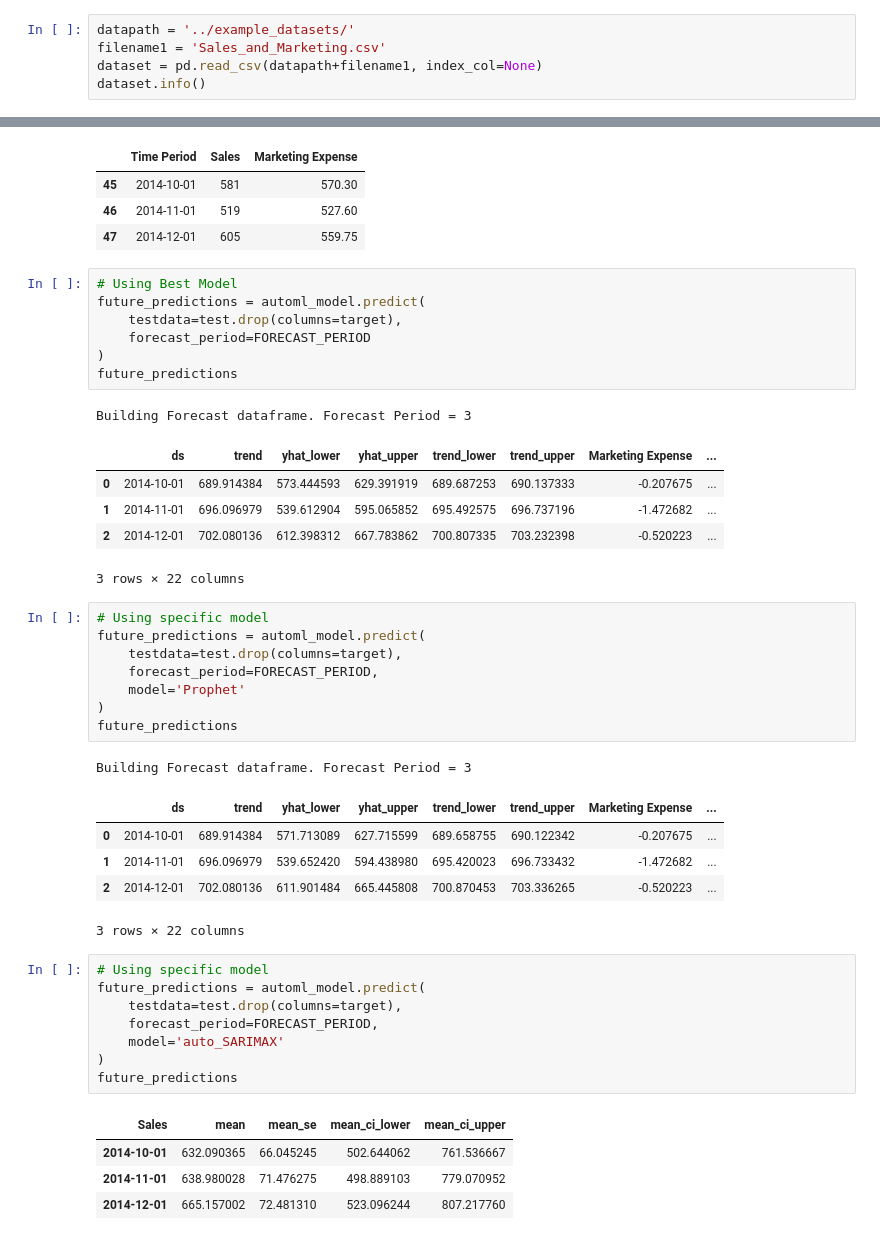
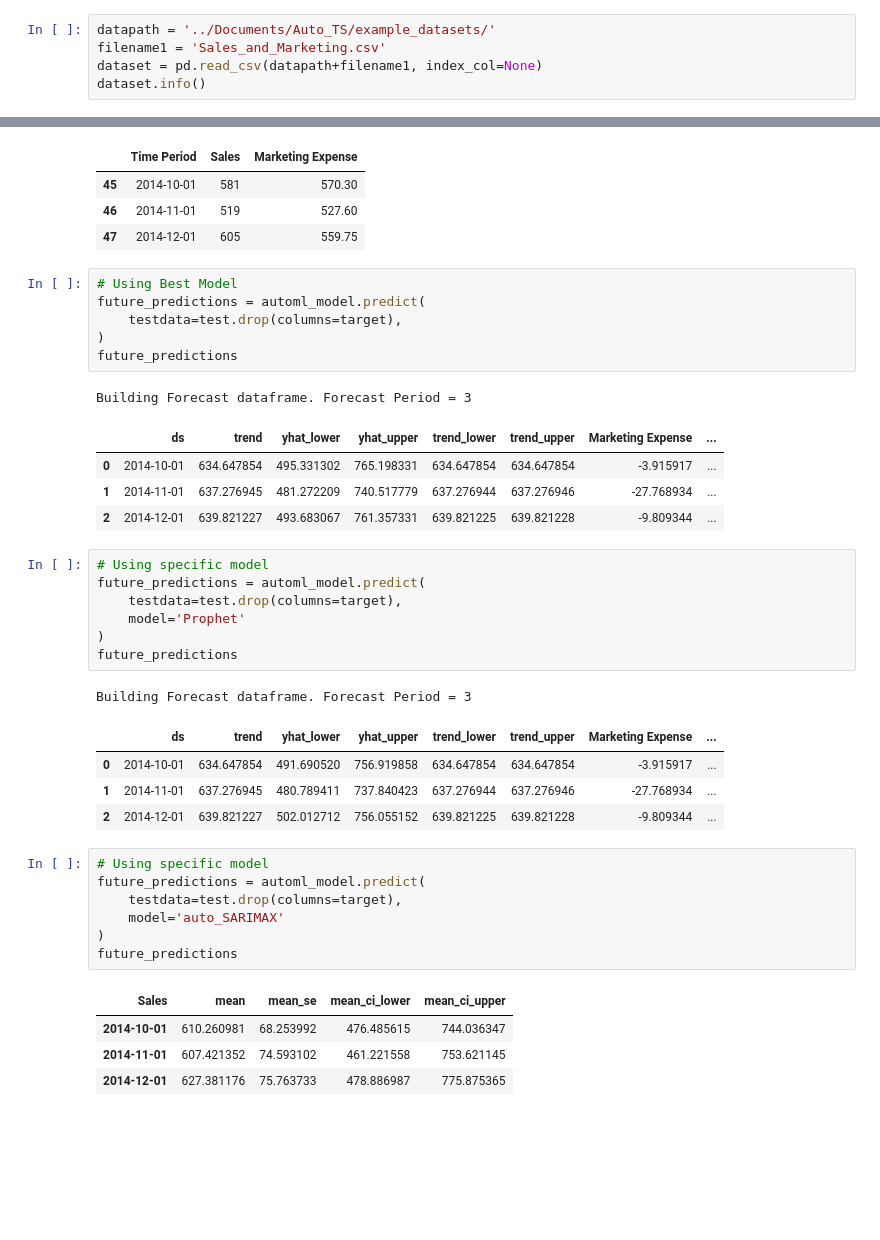
Before and after one commit to AutoViML/Auto_TS, a Jupyter notebook: example_notebooks/autots_multivariate_example.ipynb, the cells around one changed output, grey strips where cells are left out. Saved outputs shown, nothing was run; the diff lists cells and outputs as text; blank space fills up the shorter version.

```diff
--- a/example_notebooks/autots_multivariate_example.ipynb
+++ b/example_notebooks/autots_multivariate_example.ipynb
@@ -22,7 +23,7 @@ ats.predict(testdata, forecast_period)
 # %% [markdown]
 # Load Dataset
 # %%
-datapath = '../example_datasets/'
+datapath = '../Documents/Auto_TS/example_datasets/'
 filename1 = 'Sales_and_Marketing.csv'
 dataset = pd.read_csv(datapath+filename1, index_col=None)
 dataset.info()
@@ -197,45 +211,40 @@ test
 # %%
 # Using Best Model
 future_predictions = automl_model.predict(
     testdata=test.drop(columns=target),
-    forecast_period=FORECAST_PERIOD
 )
 future_predictions
 # %% [output]
 Building Forecast dataframe. Forecast Period = 3
 |  | ds | trend | yhat_lower | yhat_upper | trend_lower | trend_upper | Marketing Expense | ... |
-| 0 | 2014-10-01 | 689.914384 | 573.444593 | 629.391919 | 689.687253 | 690.137333 | -0.207675 | ... |
-| 1 | 2014-11-01 | 696.096979 | 539.612904 | 595.065852 | 695.492575 | 696.737196 | -1.472682 | ... |
-| 2 | 2014-12-01 | 702.080136 | 612.398312 | 667.783862 | 700.807335 | 703.232398 | -0.520223 | ... |
+| 0 | 2014-10-01 | 634.647854 | 495.331302 | 765.198331 | 634.647854 | 634.647854 | -3.915917 | ... |
+| 1 | 2014-11-01 | 637.276945 | 481.272209 | 740.517779 | 637.276944 | 637.276946 | -27.768934 | ... |
+| 2 | 2014-12-01 | 639.821227 | 493.683067 | 761.357331 | 639.821225 | 639.821228 | -9.809344 | ... |
-3 rows × 22 columns
 # %%
 # Using specific model
 future_predictions = automl_model.predict(
     testdata=test.drop(columns=target),
-    forecast_period=FORECAST_PERIOD,
     model='Prophet'
 )
 future_predictions
 # %% [output]
 Building Forecast dataframe. Forecast Period = 3
 |  | ds | trend | yhat_lower | yhat_upper | trend_lower | trend_upper | Marketing Expense | ... |
-| 0 | 2014-10-01 | 689.914384 | 571.713089 | 627.715599 | 689.658755 | 690.122342 | -0.207675 | ... |
-| 1 | 2014-11-01 | 696.096979 | 539.652420 | 594.438980 | 695.420023 | 696.733432 | -1.472682 | ... |
-| 2 | 2014-12-01 | 702.080136 | 611.901484 | 665.445808 | 700.870453 | 703.336265 | -0.520223 | ... |
+| 0 | 2014-10-01 | 634.647854 | 491.690520 | 756.919858 | 634.647854 | 634.647854 | -3.915917 | ... |
+| 1 | 2014-11-01 | 637.276945 | 480.789411 | 737.840423 | 637.276944 | 637.276946 | -27.768934 | ... |
+| 2 | 2014-12-01 | 639.821227 | 502.012712 | 756.055152 | 639.821225 | 639.821228 | -9.809344 | ... |
-3 rows × 22 columns
 # %%
 # Using specific model
 future_predictions = automl_model.predict(
     testdata=test.drop(columns=target),
-    forecast_period=FORECAST_PERIOD,
     model='auto_SARIMAX'
 )
 future_predictions
 # %% [output]
 | Sales | mean | mean_se | mean_ci_lower | mean_ci_upper |
-| 2014-10-01 | 632.090365 | 66.045245 | 502.644062 | 761.536667 |
-| 2014-11-01 | 638.980028 | 71.476275 | 498.889103 | 779.070952 |
-| 2014-12-01 | 665.157002 | 72.481310 | 523.096244 | 807.217760 |
+| 2014-10-01 | 610.260981 | 68.253992 | 476.485615 | 744.036347 |
+| 2014-11-01 | 607.421352 | 74.593102 | 461.221558 | 753.621145 |
+| 2014-12-01 | 627.381176 | 75.763733 | 478.886987 | 775.875365 |
 # %%
 # Using specific model
 future_predictions = automl_model.predict(
```
Also changed, not shown: parts of 11 cells of this notebook, 2 other files.
